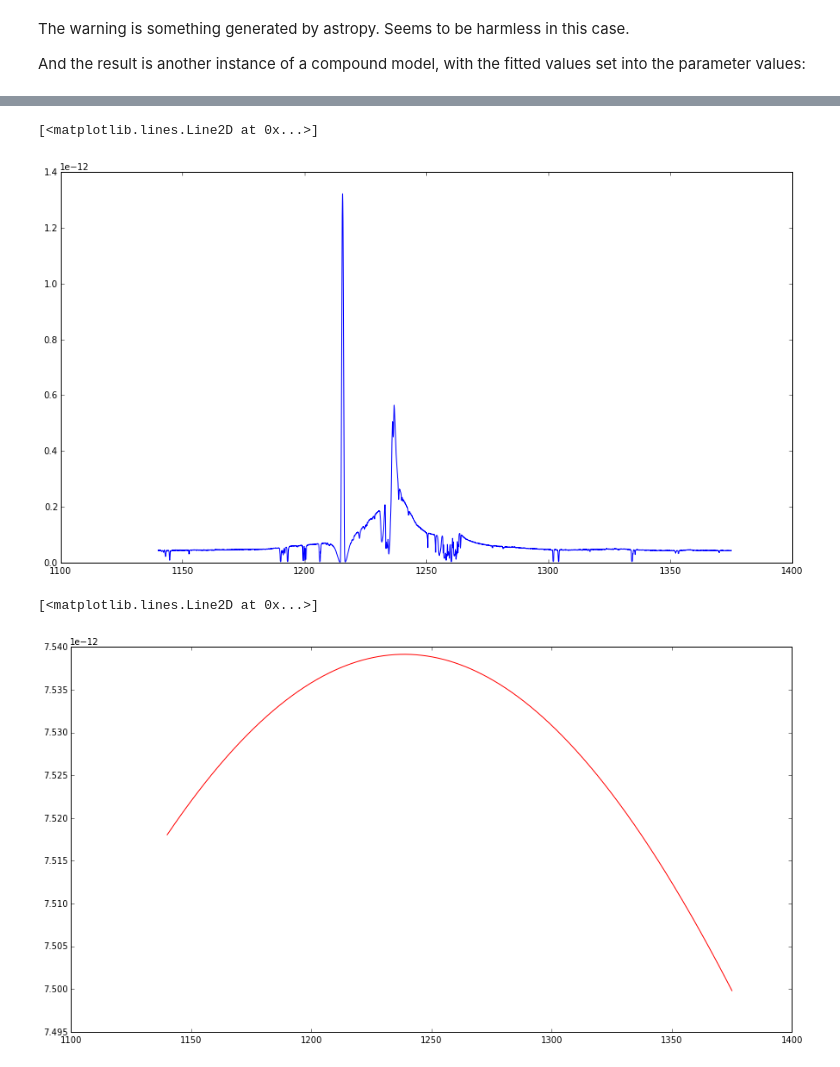
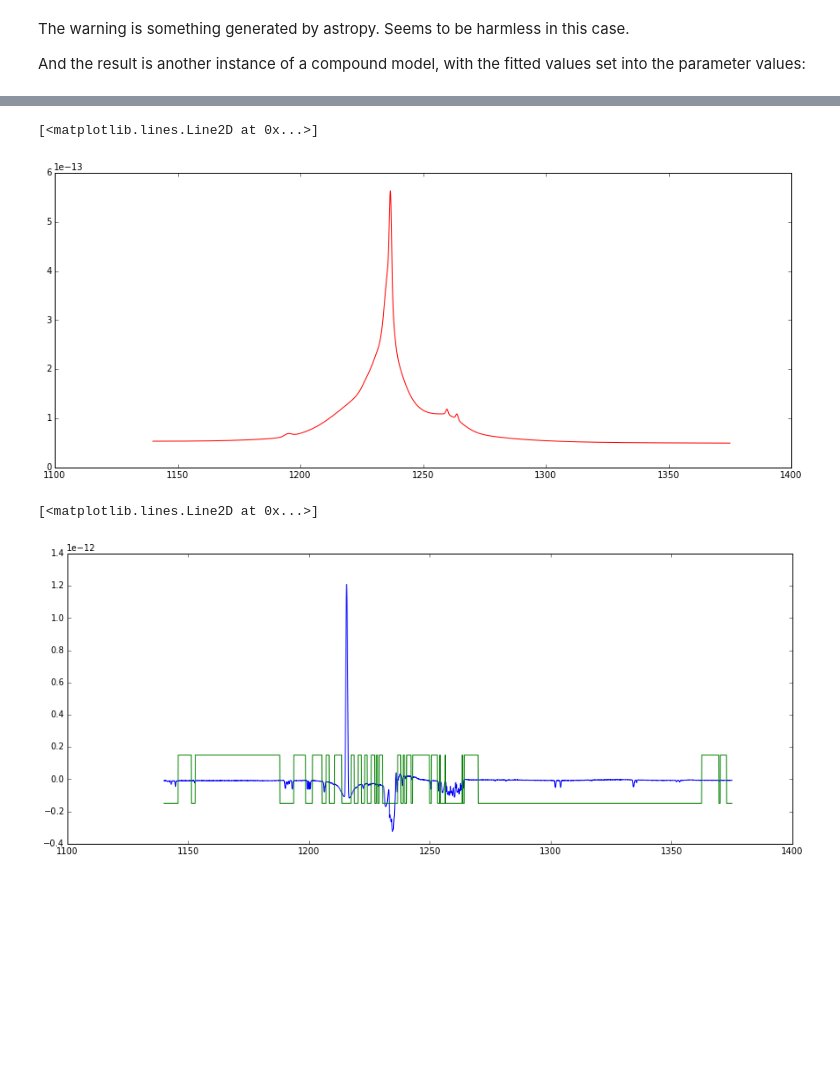
Before and after one commit to ibusko/specfit, a Jupyter notebook: proto/specfit_demo.ipynb, the cells around one changed output, grey strips where cells are left out. Saved outputs shown, nothing was run; the diff lists cells and outputs as text; code cells hidden in the pictures; blank space fills up the shorter version.

```diff
--- a/proto/specfit_demo.ipynb
+++ b/proto/specfit_demo.ipynb
@@ -12,7 +12,7 @@ Define data files:
 # %%
 datafile = "../data/n5548/n5548_mean_g130mb4.asc"
 regionsfile = "../data/n5548/n5548_lyalpha_sample.dat"
-modelfile = "../data/n5548/sfn5548_lyalpha2"
+modelfile = "../data/n5548/sfn5548_lyalpha_all_first.dat"
 # %% [markdown]
 Read spectrum and regions files.
 
@@ -99,6 +106,8 @@ import matplotlib.pyplot as plt
+# %%
+model_y = fit_result(spectrum.x.data)
 # %%
-plt.gcf().set_size_inches(15.,8.)
-plt.plot(spectrum.x.data, spectrum.y.data, 'b')
+plt.gcf().set_size_inches(15.,6.)
+plt.plot(spectrum.x.data, model_y, 'r')
 # %% [output]
 [<matplotlib.lines.Line2D at 0x...>]
-[figure, old version]
+[figure, new version]
@@ -107,6 +116,7 @@ model_y = compound_model(spectrum.x.data)
 # %%
-plt.gcf().set_size_inches(15.,8.)
-plt.plot(spectrum.x.data, model_y, 'r')
+plt.gcf().set_size_inches(15.,6.)
+plt.plot(spectrum.x.data, residuals, 'b')
+plt.plot(spectrum.x.data, (mask-0.5)*3.E-13, 'g')
 # %% [output]
 [<matplotlib.lines.Line2D at 0x...>]
-[figure, old version]
+[figure, new version]
```
Also changed, not shown: parts of 6 cells of this notebook, 3 other files.
